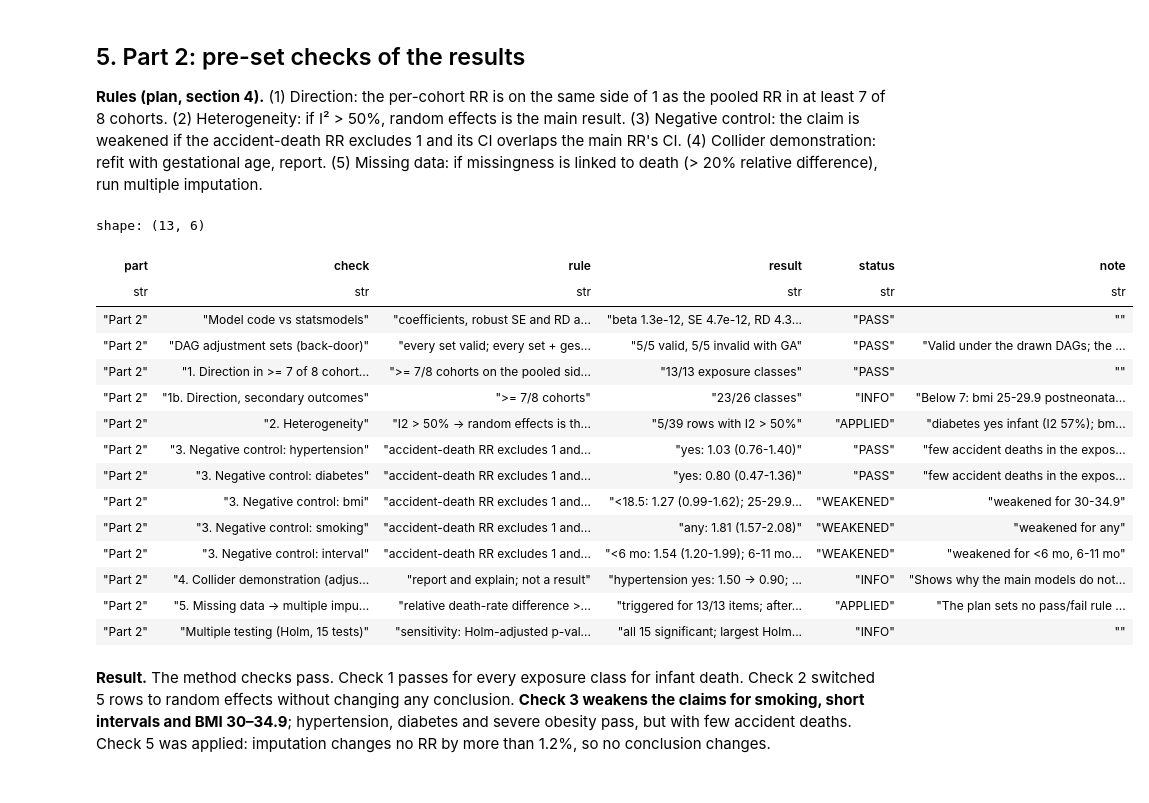
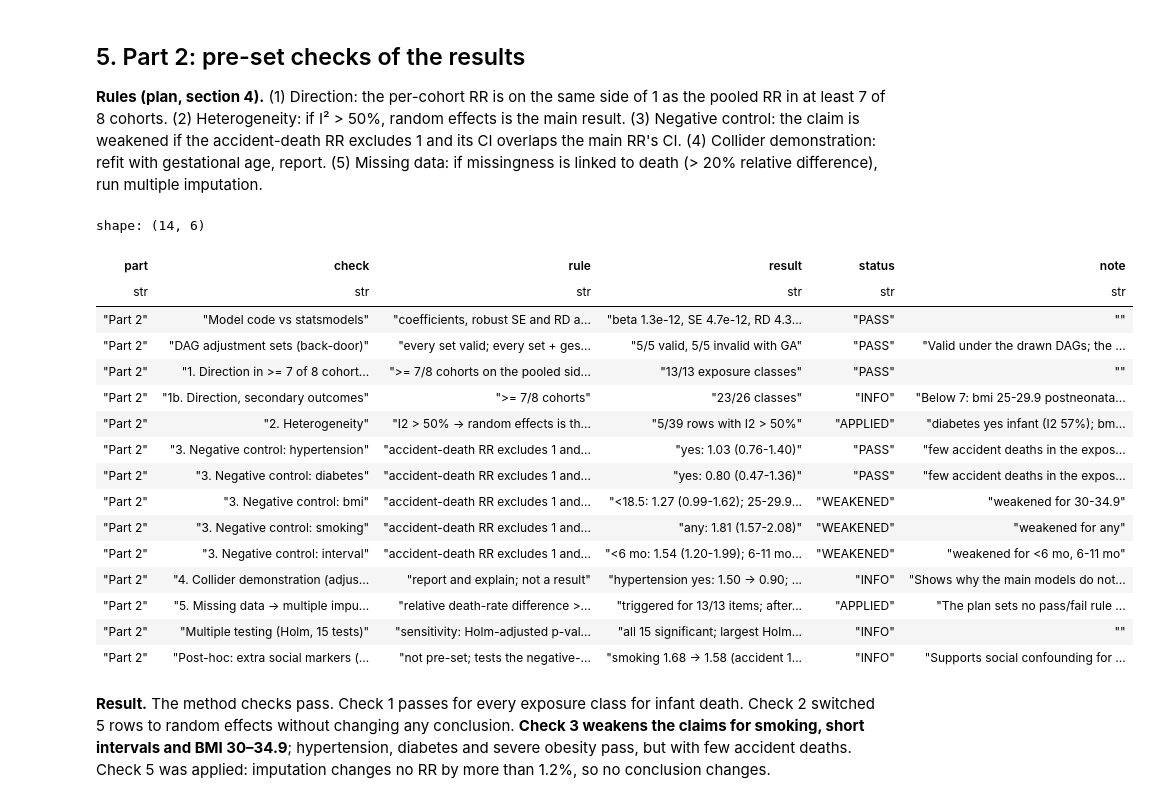
Before and after one commit to ShakulovElzar/infant-mortality-thesis, a Jupyter notebook: InfantMortalityThesis/notebooks/05_checks.ipynb, the cells around one changed output. Saved outputs shown, nothing was run; the diff lists cells and outputs as text; code cells hidden in the pictures.

```diff
--- a/InfantMortalityThesis/notebooks/05_checks.ipynb
+++ b/InfantMortalityThesis/notebooks/05_checks.ipynb
@@ -146,34 +146,43 @@ for ex, g in nc.group_by("exposure", maintain_order=True):
 col = pl.read_csv(R / "part2_collider.csv")
 add("Part 2", "4. Collider demonstration (adjust for gestational age)", "report and explain; not a result",
     "; ".join(f"{r['exposure']} {r['label']}: {r['rr_main']:.2f} -> {r['rr_with_ga']:.2f}"
               for r in col.filter(pl.col("label").is_in(["yes", ">=40", "any", "<6 mo"])).iter_rows(named=True)),
     "INFO", "Shows why the main models do not adjust for gestational age (hypertension reverses below 1).")
 ms = pl.read_csv(R / "part2_missing_check.csv")
 mi = pl.read_csv(R / "part2_mi_results.csv")
 add("Part 2", "5. Missing data -> multiple imputation", "relative death-rate difference > 20% triggers imputation",
     f"triggered for {int(ms['triggers_mi'].sum())}/{ms.filter(pl.col('triggers_mi').is_not_null()).height} items; "
     f"after imputing BMI, education, interval the largest RR change is {mi['change_pct'].abs().max():.1f}%",
     "APPLIED", "The plan sets no pass/fail rule for the size of the change; no conclusion changes (assumes missing at random given the model items).")
 add("Part 2", "Multiple testing (Holm, 15 tests)", "sensitivity: Holm-adjusted p-values",
     f"all 15 significant; largest Holm p = {res['p_holm'].max():.1e}", "INFO")
+soc = pl.read_csv(R / "part2_social_sensitivity.csv")
+sm = {(r["analysis"], r["label"]): r for r in soc.filter(pl.col("exposure") == "smoking").iter_rows(named=True)}
+iv = {(r["analysis"], r["label"]): r for r in soc.filter(pl.col("exposure") == "interval").iter_rows(named=True)}
+add("Part 2", "Post-hoc: extra social markers (sensitivity c)", "not pre-set; tests the negative-control explanation",
+    f"smoking {sm[('main confounders', 'any')]['rr']:.2f} -> {sm[('+ social markers', 'any')]['rr']:.2f} "
+    f"(accident {sm[('main confounders', 'any')]['rr_accident']:.2f} -> {sm[('+ social markers', 'any')]['rr_accident']:.2f}); "
+    f"interval <6 mo {iv[('main confounders', '<6 mo')]['rr']:.2f} -> {iv[('+ social markers', '<6 mo')]['rr']:.2f}",
+    "INFO", "Supports social confounding for smoking only partly; does not explain the short-interval signal.")
 pl.DataFrame([c for c in checks if c["part"] == "Part 2"])
 # %% [output]
-shape: (13, 6)
+shape: (14, 6)
 | part | check | rule | result | status | note |
 | str | str | str | str | str | str |
 | "Part 2" | "Model code vs statsmodels" | "coefficients, robust SE and RD a... | "beta 1.3e-12, SE 4.7e-12, RD 4.3... | "PASS" | "" |
 | "Part 2" | "DAG adjustment sets (back-door)" | "every set valid; every set + ges... | "5/5 valid, 5/5 invalid with GA" | "PASS" | "Valid under the drawn DAGs; the ... |
 | "Part 2" | "1. Direction in >= 7 of 8 cohort... | ">= 7/8 cohorts on the pooled sid... | "13/13 exposure classes" | "PASS" | "" |
 | "Part 2" | "1b. Direction, secondary outcomes" | ">= 7/8 cohorts" | "23/26 classes" | "INFO" | "Below 7: bmi 25-29.9 postneonata... |
 | "Part 2" | "2. Heterogeneity" | "I2 > 50% -> random effects is th... | "5/39 rows with I2 > 50%" | "APPLIED" | "diabetes yes infant (I2 57%); bm... |
 | "Part 2" | "3. Negative control: hypertension" | "accident-death RR excludes 1 and... | "yes: 1.03 (0.76-1.40)" | "PASS" | "few accident deaths in the expos... |
 | "Part 2" | "3. Negative control: diabetes" | "accident-death RR excludes 1 and... | "yes: 0.80 (0.47-1.36)" | "PASS" | "few accident deaths in the expos... |
 | "Part 2" | "3. Negative control: bmi" | "accident-death RR excludes 1 and... | "<18.5: 1.27 (0.99-1.62); 25-29.9... | "WEAKENED" | "weakened for 30-34.9" |
 | "Part 2" | "3. Negative control: smoking" | "accident-death RR excludes 1 and... | "any: 1.81 (1.57-2.08)" | "WEAKENED" | "weakened for any" |
 | "Part 2" | "3. Negative control: interval" | "accident-death RR excludes 1 and... | "<6 mo: 1.54 (1.20-1.99); 6-11 mo... | "WEAKENED" | "weakened for <6 mo, 6-11 mo" |
 | "Part 2" | "4. Collider demonstration (adjus... | "report and explain; not a result" | "hypertension yes: 1.50 -> 0.90; ... | "INFO" | "Shows why the main models do not... |
 | "Part 2" | "5. Missing data -> multiple impu... | "relative death-rate difference >... | "triggered for 13/13 items; after... | "APPLIED" | "The plan sets no pass/fail rule ... |
 | "Part 2" | "Multiple testing (Holm, 15 tests)" | "sensitivity: Holm-adjusted p-val... | "all 15 significant; largest Holm... | "INFO" | "" |
+| "Part 2" | "Post-hoc: extra social markers (... | "not pre-set; tests the negative-... | "smoking 1.68 -> 1.58 (accident 1... | "INFO" | "Supports social confounding for ... |
 # %% [markdown]
 **Result.** The method checks pass. Check 1 passes for every exposure class for infant death. Check 2 switched 5 rows to random effects without changing any conclusion. **Check 3 weakens the claims for smoking, short intervals and BMI 30–34.9**; hypertension, diabetes and severe obesity pass, but with few accident deaths. Check 5 was applied: imputation changes no RR by more than 1.2%, so no conclusion changes.
 # %% [markdown]
```
Also changed, not shown: parts of 1 cell of this notebook, 11 other files.
